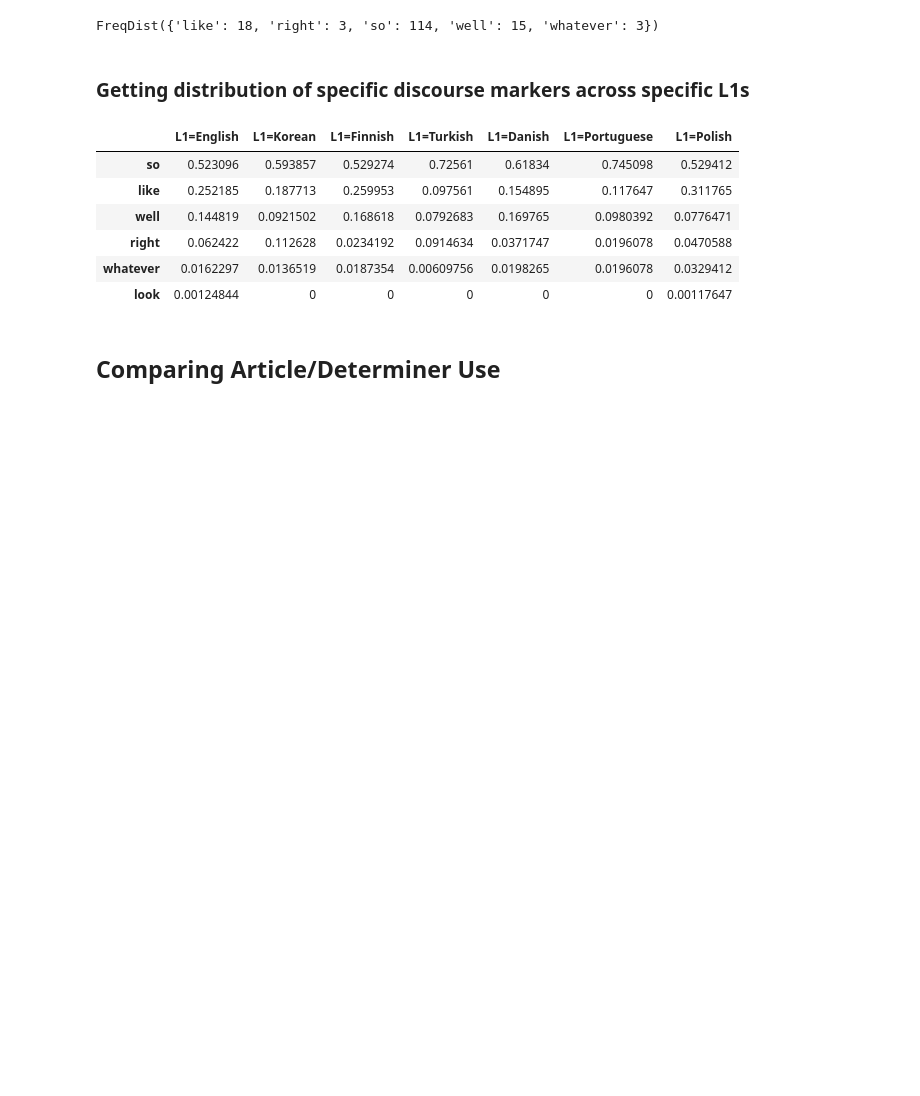
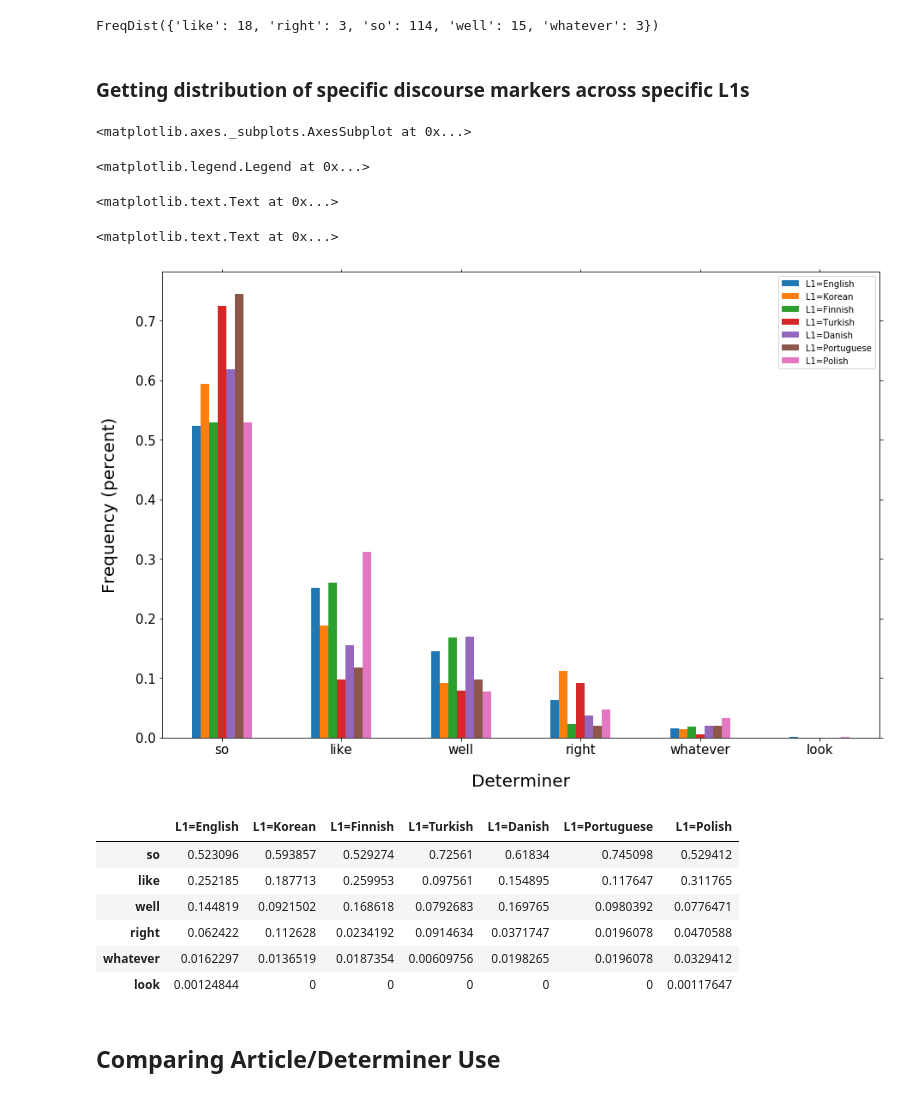
Before and after one commit to Data-Science-for-Linguists/Native_and_Non-native_English, a Jupyter notebook: analysis-L1s.ipynb, the cells around one changed output. Saved outputs shown, nothing was run; the diff lists cells and outputs as text; code cells hidden in the pictures; blank space fills up the shorter version.

```diff
--- a/analysis-L1s.ipynb
+++ b/analysis-L1s.ipynb
@@ -539,21 +539,37 @@ FreqDist({'like': 18, 'right': 3, 'so': 114, 'well': 15, 'whatever': 3})
 # %%
 #Get the frequencies of each discourse marker (like, look, right, so, well, whatever), for each L1
 discourse_markers = eng_dm_freqs.most_common()
 discourse_markers = [b[0] for b in discourse_markers]
 
 dm_words_df = pd.DataFrame(index = discourse_markers, columns = ['L1=English', 'L1=Korean', 'L1=Finnish', 'L1=Turkish', 'L1=Danish', 'L1=Portuguese', 'L1=Polish'])
 
 for word in discourse_markers:
     dm_words_df['L1=English'][word] = eng_dm_freqs[word]/sum(eng_dm_freqs.values())
     dm_words_df['L1=Korean'][word] = kor_dm_freqs[word]/sum(kor_dm_freqs.values())
     dm_words_df['L1=Finnish'][word] = fin_dm_freqs[word]/sum(fin_dm_freqs.values())
     dm_words_df['L1=Turkish'][word] = tur_dm_freqs[word]/sum(tur_dm_freqs.values())
     dm_words_df['L1=Danish'][word] = dan_dm_freqs[word]/sum(dan_dm_freqs.values())
     dm_words_df['L1=Portuguese'][word] = por_dm_freqs[word]/sum(por_dm_freqs.values())
     dm_words_df['L1=Polish'][word] = pol_dm_freqs[word]/sum(pol_dm_freqs.values())
 
+
+dm_words_df.plot(kind='bar', figsize=(15,10))
+plt.tick_params(axis = 'both', reset=True, labelsize=15)
+plt.legend(prop={'size':20})
+bar_width = 0.4
+L=plt.legend()
+plt.xlabel("Determiner", fontsize= 20, labelpad = 20)
+plt.ylabel("Frequency (percent)", fontsize= 20, labelpad = 20)
+plt.show()
+
+
 dm_words_df
 # %% [output]
+<matplotlib.axes._subplots.AxesSubplot at 0x...>
+<matplotlib.legend.Legend at 0x...>
+<matplotlib.text.Text at 0x...>
+<matplotlib.text.Text at 0x...>
+[figure, added]
 |  | L1=English | L1=Korean | L1=Finnish | L1=Turkish | L1=Danish | L1=Portuguese | L1=Polish |
 | so | 0.523096 | 0.593857 | 0.529274 | 0.72561 | 0.61834 | 0.745098 | 0.529412 |
 | like | 0.252185 | 0.187713 | 0.259953 | 0.097561 | 0.154895 | 0.117647 | 0.311765 |
```
